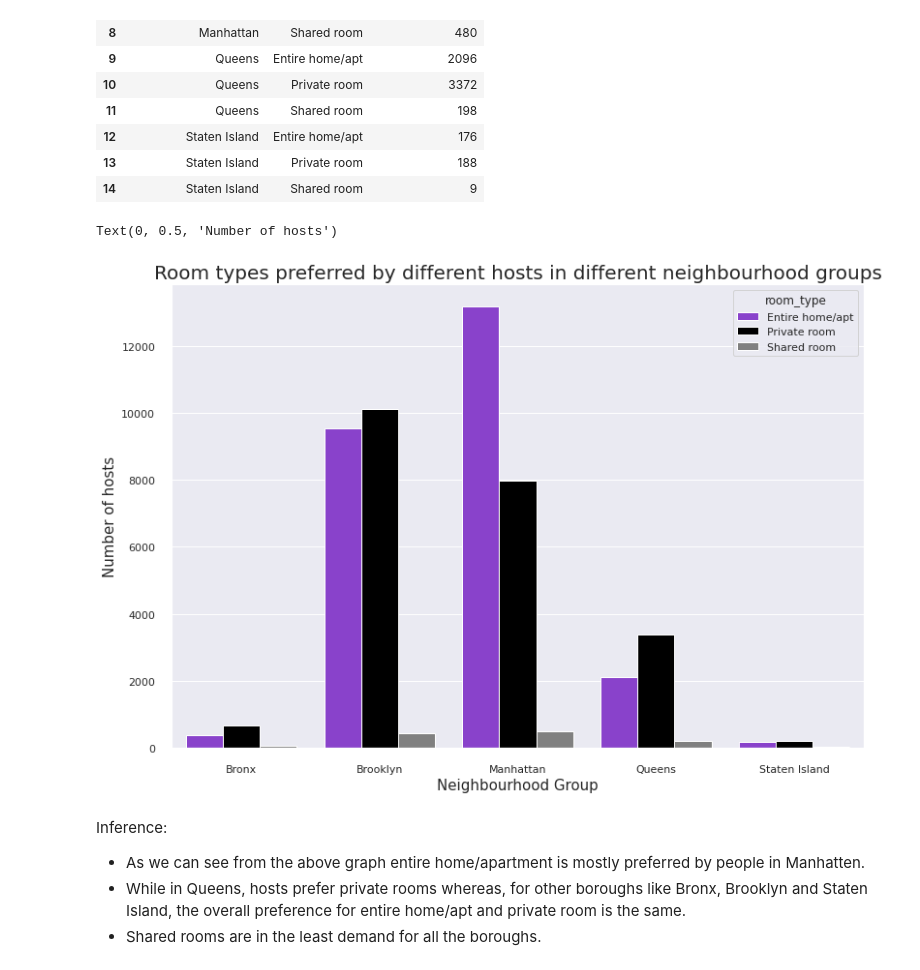
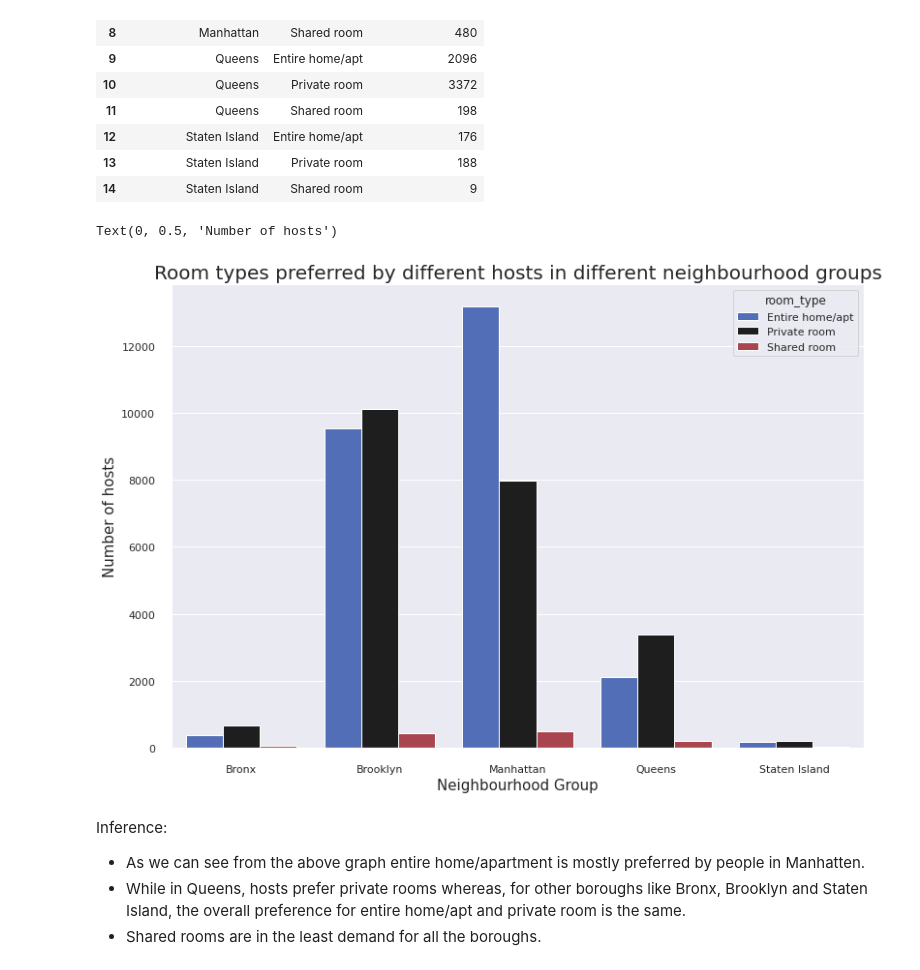
Before and after one commit to codeboy47/airbnb-booking-analysis, a Jupyter notebook: Akshit_Singh_Notebook.ipynb, the cells around one changed output. Drawn from its saved outputs; the diff is of its cells as text; code cells hidden in the pictures.

Commit message:
changed the color of the graph

```diff
--- a/Akshit_Singh_Notebook.ipynb
+++ b/Akshit_Singh_Notebook.ipynb
@@ -373,18 +373,18 @@ preferred_neighbourhood_grps
 # %%
 # setting seaborn plotting aesthetics for creating a grouped bar chart
 sns.barplot(
     x = 'neighbourhood_group',
     y = 'number_of_hosts',
     hue = 'room_type',
     data = preferred_neighbourhood_grps,
-    palette = ['blueviolet', 'black', 'grey']
+    palette = ('icefire')
 )
 plt.title('Room types preferred by different hosts in different neighbourhood groups', fontsize = 20)
 plt.xlabel('Neighbourhood Group', fontsize = 15)
 plt.ylabel('Number of hosts', fontsize = 15)
 # %% [output]
 Text(0, 0.5, 'Number of hosts')
-[figure, old version]
+[figure, new version]
 # %% [markdown]
 Inference: <br>
 
```
Also changed, not shown: parts of 1 cell of this notebook.
